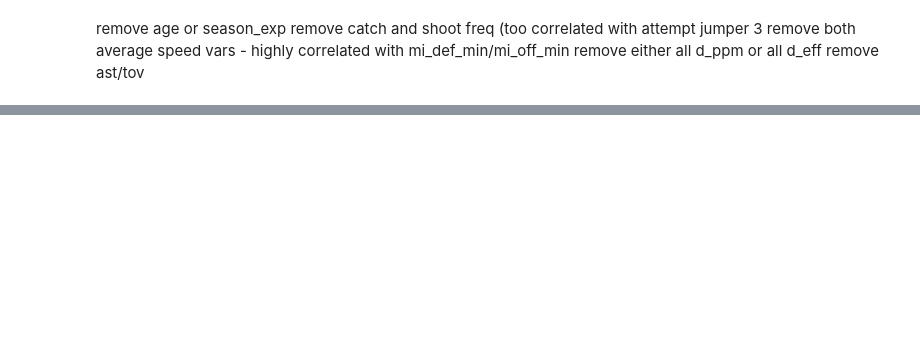
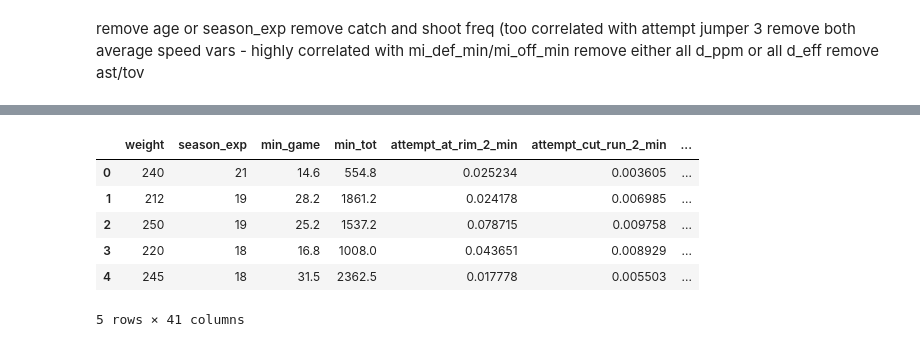
Before and after one commit to MarkDCorey/nba_player_clustering, a Jupyter notebook: nba_eda.ipynb, the cells around one changed output, grey strips where cells are left out. Saved outputs shown, nothing was run; the diff lists cells and outputs as text; code cells hidden in the pictures; blank space fills up the shorter version.

```diff
--- a/nba_eda.ipynb
+++ b/nba_eda.ipynb
@@ -90,0 +121,12 @@ remove ast/tov
+# %%
+feats = data_played.iloc[:,4:]
+# %%
+feats.head()
+# %% [output]
+|  | weight | season_exp | min_game | min_tot | attempt_at_rim_2_min | attempt_cut_run_2_min | ... |
+| 0 | 240 | 21 | 14.6 | 554.8 | 0.025234 | 0.003605 | ... |
+| 1 | 212 | 19 | 28.2 | 1861.2 | 0.024178 | 0.006985 | ... |
+| 2 | 250 | 19 | 25.2 | 1537.2 | 0.078715 | 0.009758 | ... |
+| 3 | 220 | 18 | 16.8 | 1008.0 | 0.043651 | 0.008929 | ... |
+| 4 | 245 | 18 | 31.5 | 2362.5 | 0.017778 | 0.005503 | ... |
+5 rows × 41 columns
```
Also changed, not shown: parts of 9 cells of this notebook, 17 other files.
